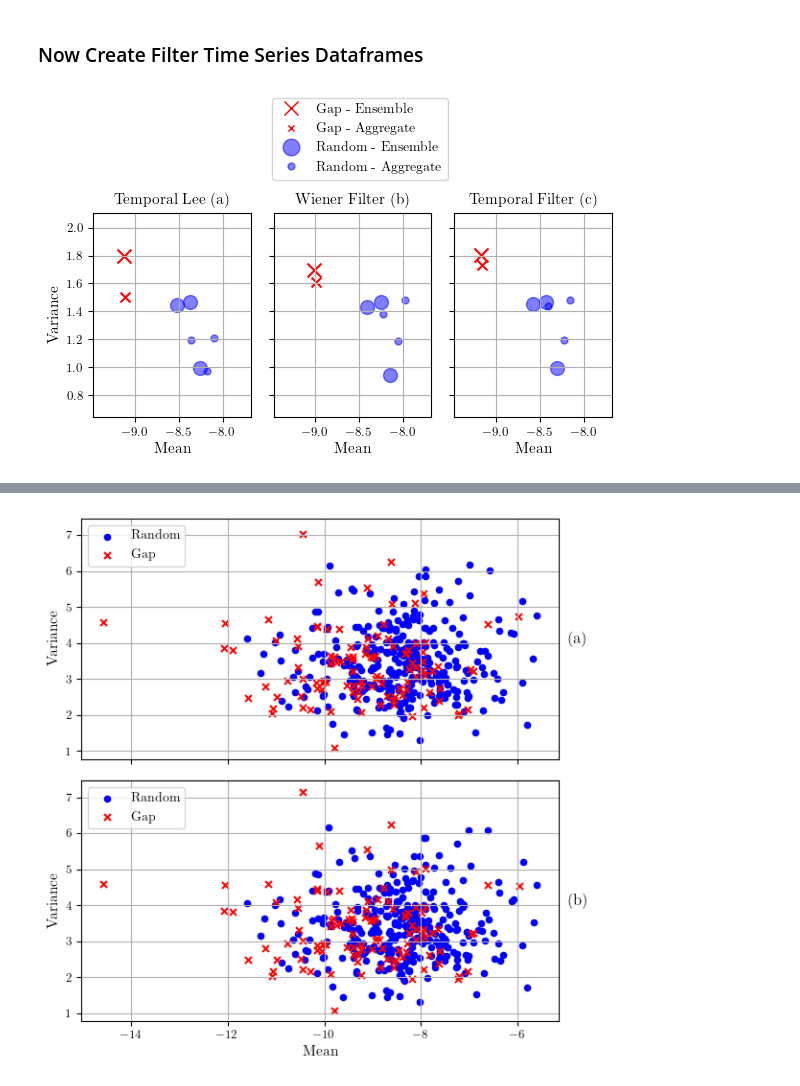
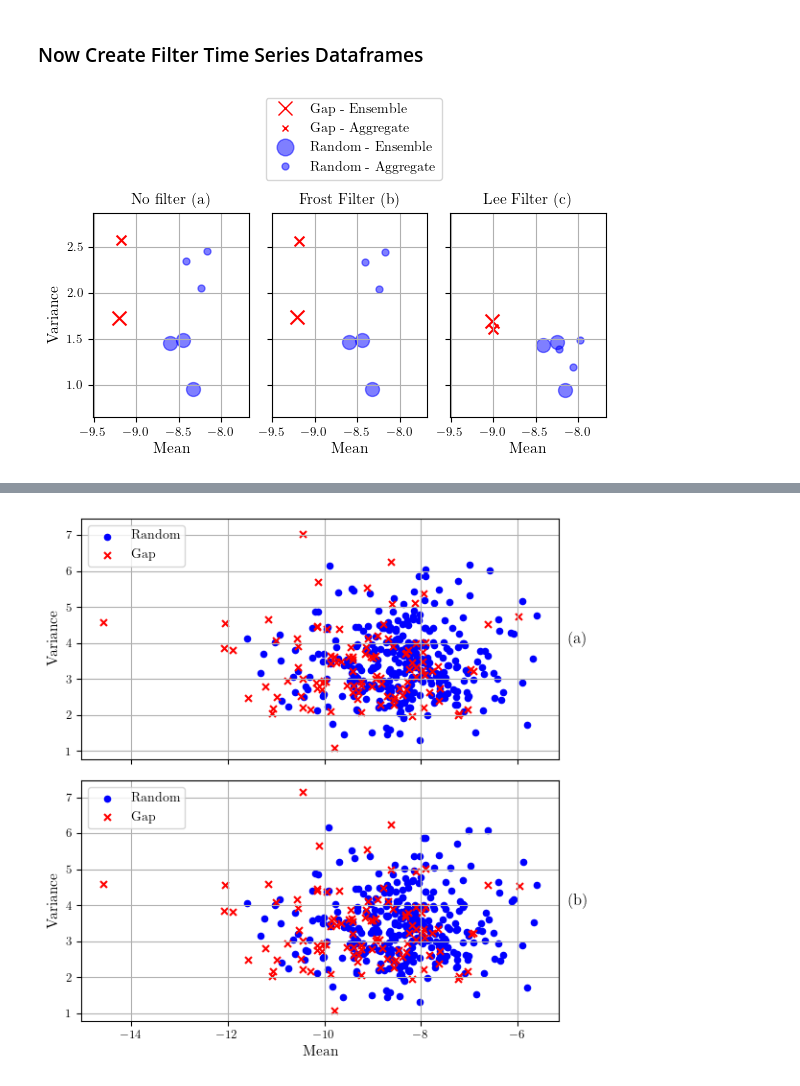
Before and after one commit to ol-webb/tree_gaps4, a Jupyter notebook: all_gaps_mk2/main1.ipynb, the cells around one changed output, grey strips where cells are left out. Cells and saved outputs as stored; diff of their text form; code cells hidden in the pictures.

Commit message:
filters to it im a sieve

```diff
--- a/all_gaps_mk2/main1.ipynb
+++ b/all_gaps_mk2/main1.ipynb
@@ -1231,7 +1247,7 @@ df_frost_gaps = df_frost_gaps.reindex(df_gen1.index)
 df_frost_random=process_random_dataframe(df_series_2yr_random_with_neighbours,labels, 'frost')
 df_frost_random = df_frost_random.reindex(df_gen1.index)
 
-df_lee_gaps = df_frost_gaps = process_dataframe(df_series_2yr_gaps_with_neighbours, labels,'lee')
+df_lee_gaps = process_dataframe(df_series_2yr_gaps_with_neighbours, labels,'lee')
 df_lee_gaps = df_lee_gaps.reindex(df_gen1.index)
 
 df_lee_random=process_random_dataframe(df_series_2yr_random_with_neighbours,labels, 'lee')
@@ -1252,6 +1268,10 @@ df_temporal_lee_random=df_temporal_lee_random.reindex(df_gen1.index)
 df_lee_temporal_gaps=apply_median_temporal_filter(df_lee_gaps.copy())
 df_lee_temporal_random=apply_median_temporal_filter(df_lee_random.copy())
 
+#df_frost_temporal_gaps=apply_median_temporal_filter(df_frost_gaps.copy())
+#df_frost_temporal_
+
+
 df_wiener_gaps=process_dataframe(df_series_2yr_gaps_with_neighbours,labels,'adaptive_wiener').reindex(df_gen1.index)
 df_wiener_random=process_random_dataframe(df_series_2yr_random_with_neighbours,labels,'adaptive_wiener').reindex(df_gen1.index)
 # %%
@@ -1541,35 +1567,35 @@ def plot_side_by_side(dfs1, dfs2, dfs3, labels1, labels2, labels3):
     # Plot for the third set of dataframes (Third set)
     gap_df3, random_dfs3 = dfs3
     plot_scatter(axs[2], gap_df3, random_dfs3, 'red', 'blue')
     axs[2].set_title(labels3)
     axs[2].set_xlabel('Mean')
     axs[2].grid()
 
     # Compute the min and max for x and y with a 0.2 border
     x_min, x_max = min(all_x) - 0.3, max(all_x) + 0.3
     y_min, y_max = min(all_y) - 0.3, max(all_y) + 0.3
 
     for ax in axs:
         ax.set_xlim(x_min, x_max)
         ax.set_ylim(y_min, y_max)
 
     # Custom legend
     handles = [
         plt.Line2D([0], [0], marker='x', color='w', label='Gap - Ensemble', markerfacecolor='none', markeredgecolor='red', markersize=10),
         plt.Line2D([0], [0], marker='x', color='w', label='Gap - Aggregate', markerfacecolor='none', markeredgecolor='red', markersize=5),
         plt.Line2D([0], [0], marker='o', color='w', label='Random - Ensemble', markerfacecolor='blue', markeredgecolor='blue', markersize=12, alpha=0.5),
         plt.Line2D([0], [0], marker='o', color='w', label='Random - Aggregate', markerfacecolor='blue', markeredgecolor='blue', markersize=5, alpha=0.5)
     ]
     fig.legend(handles=handles, loc='upper center', ncol=1, bbox_to_anchor=(0.55, 1.28))
 
     plt.tight_layout()
 
 # Plotting the scatter plots
-labels_alltime = 'Temporal Lee (a)'
-labels_2yr = 'Wiener Filter (b)'
-labels_3rd = 'Temporal Filter (c)'
-plot_side_by_side(_2yr_dfs_temporal_lee, _2yr_dfs_wiener, _2yr_dfs_temporal, labels_alltime, labels_2yr, labels_3rd)
+labels_alltime = 'No filter (a)'
+labels_2yr = 'Frost Filter (b)'
+labels_3rd = 'Lee Filter (c)'
+plot_side_by_side(_2yr_dfs, _2yr_dfs_frost, _2yr_dfs_lee, labels_alltime, labels_2yr, labels_3rd)
 plt.savefig('filter_3_comparison.pdf')
 plt.show()
 # %% [output]
-[figure, old version]
+[figure, new version]
```
Also changed, not shown: parts of 9 cells of this notebook, 1 other file.
